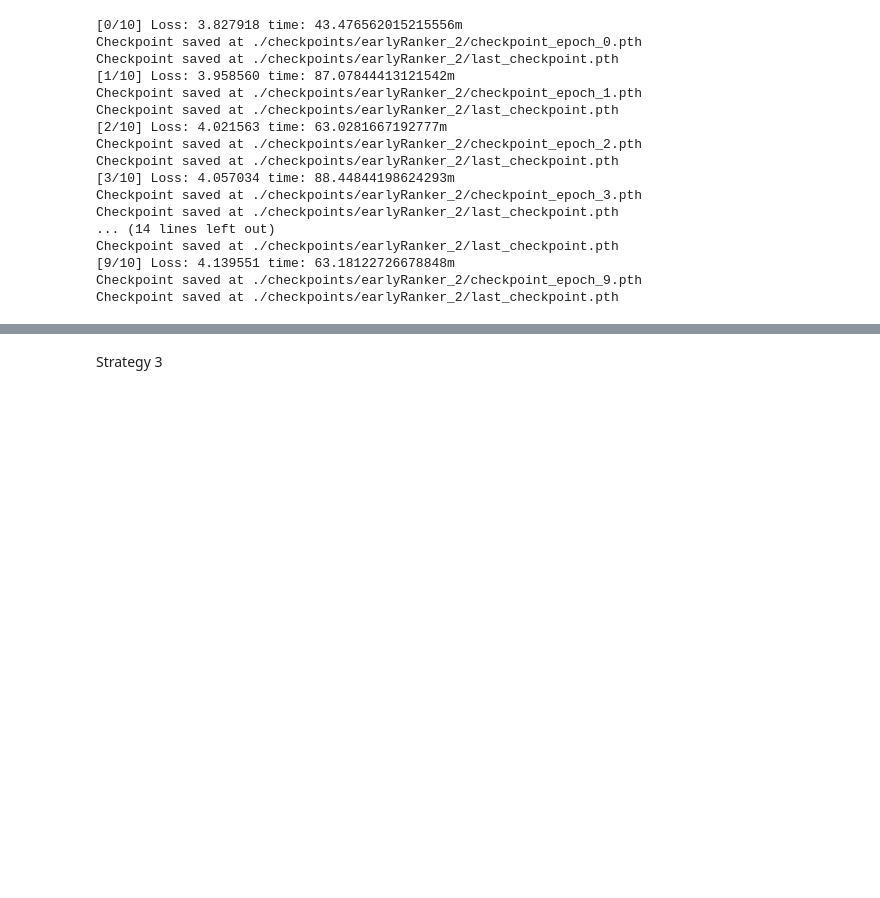
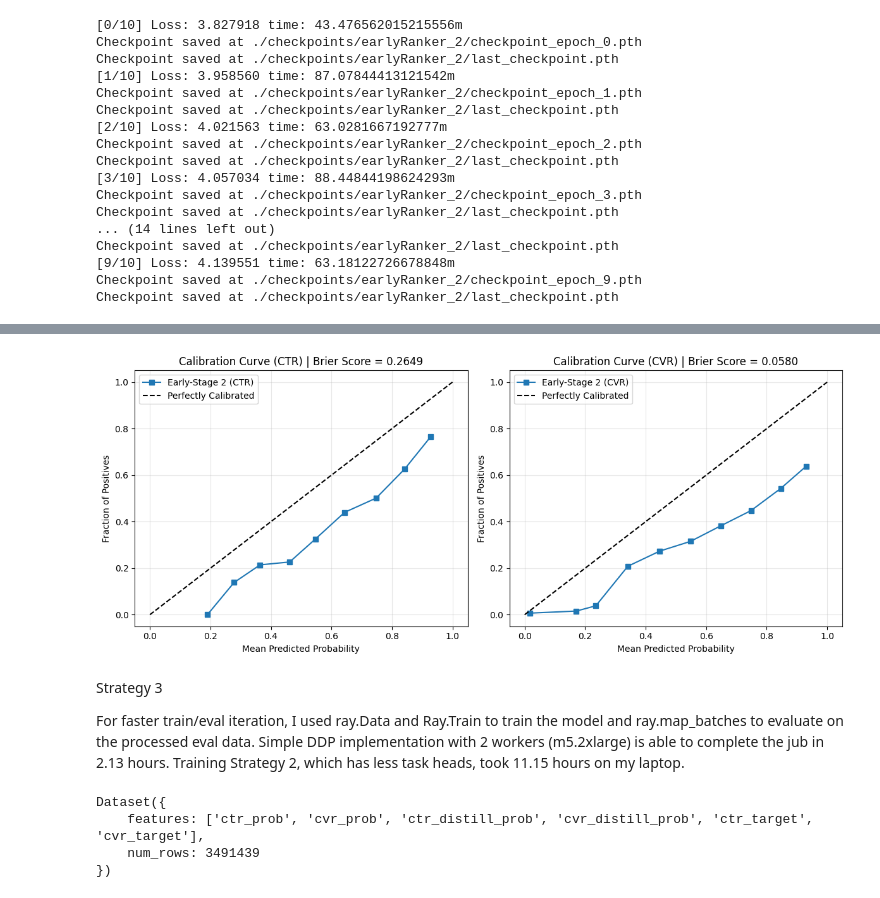
Before and after one commit to paataugrekhelidze/Recsys, a Jupyter notebook: ranking/ads_Moe/demo.ipynb, the cells around one changed output, grey strips where cells are left out. Saved outputs shown, nothing was run; the diff lists cells and outputs as text; code cells hidden in the pictures; blank space fills up the shorter version.

Commit message:
add strategy 3 performance analysis

```diff
--- a/ranking/ads_Moe/demo.ipynb
+++ b/ranking/ads_Moe/demo.ipynb
@@ -1116,30 +1118,38 @@ plt.show()
 # %%
 # check the calibration curve
 import matplotlib.pyplot as plt
 from sklearn.calibration import calibration_curve
+from sklearn.metrics import brier_score_loss
 
 
 tasks = ["CTR", "CVR"]
 n_real_tasks = len(tasks)
 
 fig, axes = plt.subplots(1, n_real_tasks, figsize=(12, 5))
 
 for t in range(n_real_tasks):
     probs = torch.cat(predictions[t], dim=0).cpu().numpy()
     target = torch.cat(targets[t], dim=0).cpu().numpy()
 
     prob_true, prob_pred = calibration_curve(target, probs, n_bins=10)
 
-    axes[t].plot(prob_pred, prob_true, 's-', label=f'Early-Stage 1 ({tasks[t]})')
+    # Calculate the Brier score, measurement for calibration and sharpness
+    brier_score = brier_score_loss(target, probs)
+
+    axes[t].plot(prob_pred, prob_true, 's-', label=f'Early-Stage 2 ({tasks[t]})')
     axes[t].plot([0, 1], [0, 1], 'k--', label='Perfectly Calibrated')
     axes[t].set_ylabel('Fraction of Positives')
     axes[t].set_xlabel('Mean Predicted Probability')
-    axes[t].set_title(f'Calibration Curve ({tasks[t]})')
+    axes[t].set_title(f'Calibration Curve ({tasks[t]}) | Brier Score = {brier_score:.4f}')
     axes[t].legend()
     axes[t].grid(alpha=0.3)
 
 plt.tight_layout()
 plt.show()
+# %% [output]
+[figure, added]
 # %% [markdown]
 Strategy 3
+
+For faster train/eval iteration, I used ray.Data and Ray.Train to train the model and ray.map_batches to evaluate on the processed eval data. Simple DDP implementation with 2 workers (m5.2xlarge) is able to complete the jub in 2.13 hours. Training Strategy 2, which has less task heads, took 11.15 hours on my laptop.
 # %%
@@ -1285,3 +1295,16 @@ print(f"  Final ranker total cost (golden): {total_final_cost:.2f}")
+# %%
+from datasets import Dataset
+
+# read eval data from s3 bucket (ray cluster was deployed in aws)
+data_path = "<BUCKET-NAME>/ads/earlyRanker/predictions/*"
+eval_df = Dataset.from_parquet(f"s3://{data_path}")
+eval_df
+# eval_np = eval_df.with_format("numpy")
+# %% [output]
+Dataset({
+    features: ['ctr_prob', 'cvr_prob', 'ctr_distill_prob', 'cvr_distill_prob', 'ctr_target', 'cvr_target'],
+    num_rows: 3491439
+})
 # %%
 # Calculate ROC-AUC and NE
 from sklearn.metrics import roc_curve, auc
```
Also changed, not shown: parts of 7 cells of this notebook.
